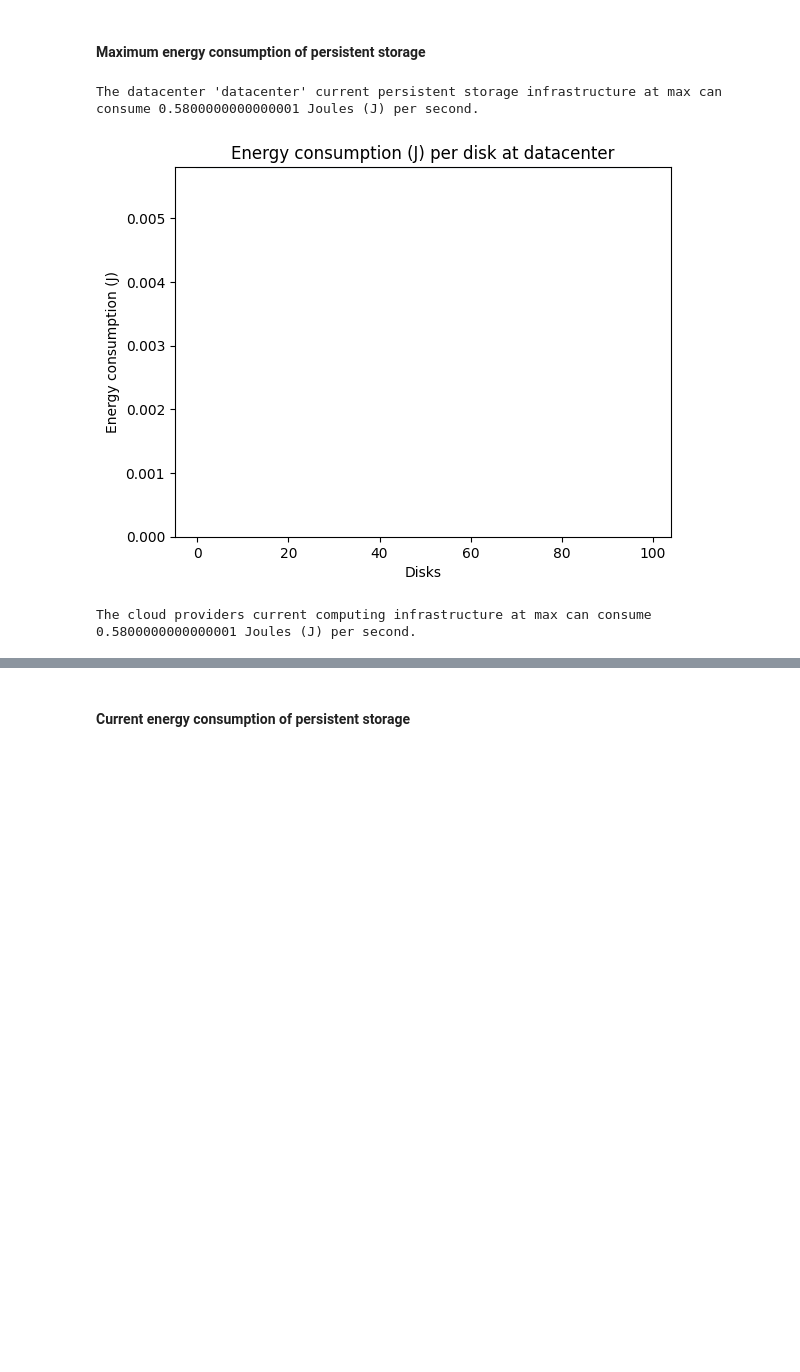
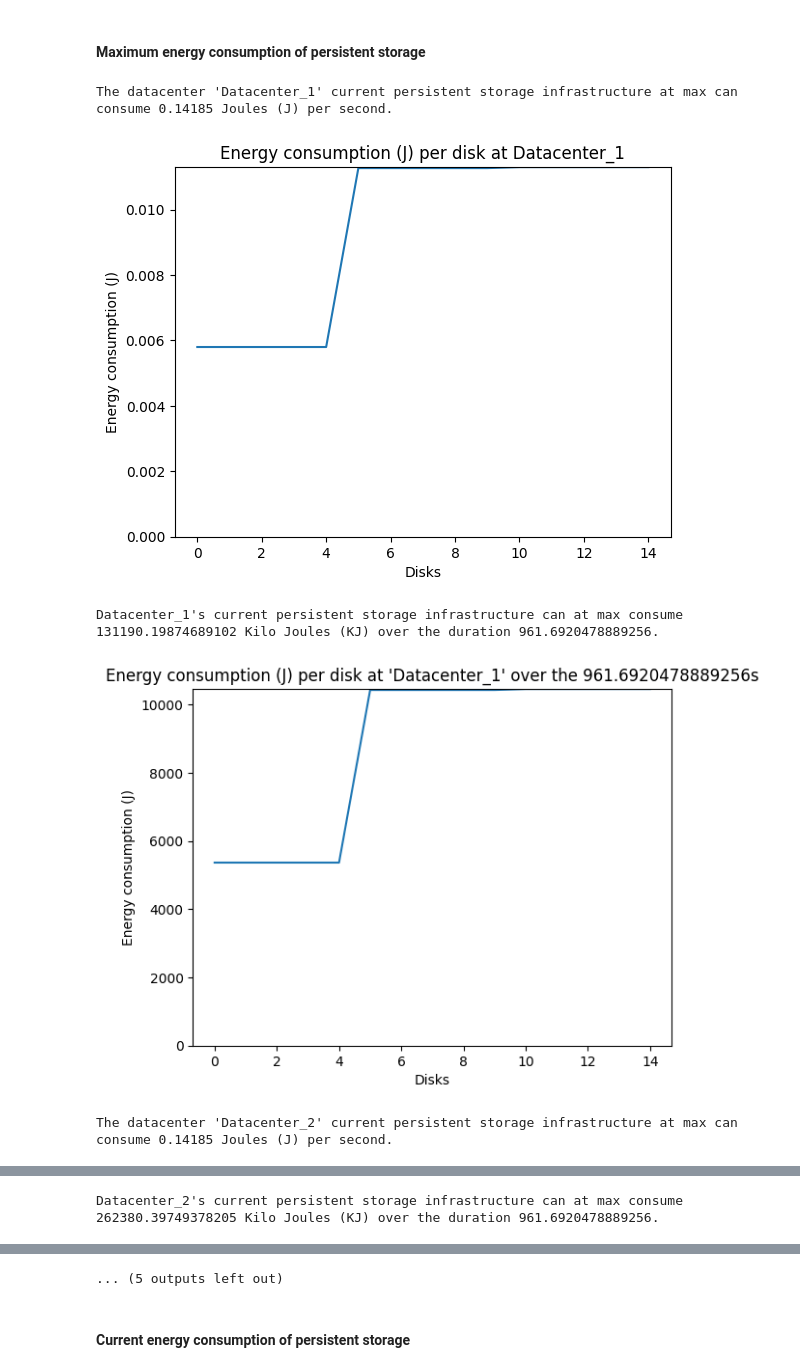
Before and after one commit to KhalidAFarah/cloud-energy-efficiency, a Jupyter notebook: evaluation/storage_utilization.ipynb, the cells around one changed output, grey strips where cells are left out. Cells and saved outputs as stored; diff of their text form; code cells hidden in the pictures; blank space fills up the shorter version.

```diff
--- a/evaluation/storage_utilization.ipynb
+++ b/evaluation/storage_utilization.ipynb
@@ -4,7 +4,7 @@ import numpy as np
 import matplotlib.pyplot as plt
 import seaborn as sns
 
-dataset = pd.read_csv("../data/logfile-storage-v3.csv", delimiter=";")
+dataset = pd.read_csv("../data/logfile-storage-v4.csv", delimiter=";")
 dataset.head()
 # %% [output]
 |  | datacenter_id | datacenter_name | datacenter_storage_energy | storage_id | system | storage_capacity | ... |
@@ -19,49 +19,68 @@ dataset.head()
 #### Maximum energy consumption of persistent storage
 # %%
 labels = np.unique(dataset['datacenter_name'])
-max_power = 0
+duration = dataset['duration'][0]
+
+# max_power = 0
 max_power_per_disk = np.array([])
 
-max_power_consumed = 0
+# max_power_consumed = 0
 max_power_consumed_per_disk = np.array([])
+
+max_power_per_datacenter = np.array([])
+max_power_consumed_per_datacenter = np.array([])
 
 duration_per_disk = np.array([])
 
 for i in range(len(labels)):
-    max_power_per_datacenter = 0
+    # max_power_per_datacenter = 0
     max_power_per_disk_per_datacenter = np.array([])
 
-    max_power_consumed_per_datacenter = 0
+    # max_power_consumed_per_datacenter = 0
     max_power_consumed_per_disk_per_datacenter = np.array([])
 
     duration_per_disk_per_datacenter = np.array([])
     for _, sample in dataset[dataset['datacenter_name'] == labels[i]].iterrows():
 
         # idle_duration = 0
         # for idle_interval in sample['idle_intervals'].split(":"):
         #     if idle_interval != '':
         #         idle_duration += float(idle_interval)
 
         active_power = float(sample['active_power'])
         consumed_active_power = float(sample['active_duration']) * float(sample['active_power'])
         max_consumed_active_power = float(sample['active_power']) * float(sample['duration'])
         consumed_idle_power = (float(sample['duration']) - float(sample['active_duration'])) * float(sample['idle_power'])
-        max_power_per_datacenter += active_power
+        # max_power_per_datacenter += active_power
         max_power_per_disk = np.append(max_power_per_disk, active_power)
         max_power_per_disk_per_datacenter = np.append(max_power_per_disk_per_datacenter, active_power)
+        max_power_consumed_per_disk = np.append(max_power_consumed_per_disk, float(sample['active_power'])*duration)
+        max_power_consumed_per_disk_per_datacenter = np.append(max_power_consumed_per_disk_per_datacenter, float(sample['active_power'])*duration)
         duration_per_disk_per_datacenter = np.append(duration_per_disk_per_datacenter, sample['duration'])
+    max_power_per_datacenter = np.append(max_power_per_datacenter, np.sum(max_power_per_disk_per_datacenter))
+    max_power_consumed_per_datacenter = np.append(max_power_consumed_per_datacenter, np.sum(max_power_per_disk_per_datacenter) * duration)
+    # max_power += np.sum(max_power_per_disk_per_datacenter)
 
-    print(f"The datacenter '{labels[i]}' current persistent storage infrastructure at max can consume {(max_power_per_datacenter * 1)/1000} Joules (J) per second.")
-    max_power += max_power_per_datacenter
+    print(f"The datacenter '{labels[i]}' current persistent storage infrastructure at max can consume {(np.sum(max_power_per_disk_per_datacenter) * 1)/1000} Joules (J) per second.")
     plt.plot(np.arange(0, len(max_power_per_disk_per_datacenter)), ((max_power_per_disk_per_datacenter*1)/1000))
     plt.ylim((0, ((max(max_power_per_disk_per_datacenter)*1)/1000)))
     plt.xlabel("Disks")
     plt.ylabel("Energy consumption (J)")
     plt.title(f"Energy consumption (J) per disk at {labels[i]}")
     plt.show()
 
-print(f"The cloud providers current computing infrastructure at max can consume {(max_power * 1)/1000} Joules (J) per second.")
+    print(f"{labels[i]}'s current persistent storage infrastructure can at max consume {(np.sum(max_power_consumed_per_datacenter) * duration)/1000} Kilo Joules (KJ) over the duration {duration}.")
+    plt.plot(np.arange(0, len(max_power_consumed_per_disk_per_datacenter)), ((max_power_consumed_per_disk_per_datacenter * duration)/1000))
+    plt.ylim((0, ((max(max_power_consumed_per_disk_per_datacenter) * duration)/1000)))
+    plt.xlabel("Disks")
+    plt.ylabel("Energy consumption (J)")
+    plt.title(f"Energy consumption (J) per disk at '{labels[i]}' over the {duration}s")
+    plt.show()
+
+print(f"The cloud providers current computing infrastructure at max can consume {(np.sum(max_power_per_disk) * 1)/1000} Joules (J) per second and over a duration of {duration} consume {(np.sum(max_power_consumed_per_disk) * duration)/1000}")
 # %% [output]
-The datacenter 'datacenter' current persistent storage infrastructure at max can consume 0.5800000000000001 Joules (J) per second.
+The datacenter 'Datacenter_1' current persistent storage infrastructure at max can consume 0.14185 Joules (J) per second.
-[figure, old version]
+[figure, new version]
-The cloud providers current computing infrastructure at max can consume 0.5800000000000001 Joules (J) per second.
+Datacenter_1's current persistent storage infrastructure can at max consume 131190.19874689102 Kilo Joules (KJ) over the duration 961.6920478889256.
+[figure, added]
+The datacenter 'Datacenter_2' current persistent storage infrastructure at max can consume 0.14185 Joules (J) per second.
@@ -67,0 +88 @@ The cloud providers current computing infrastructure at max can consume 0.580000
+Datacenter_2's current persistent storage infrastructure can at max consume 262380.39749378205 Kilo Joules (KJ) over the duration 961.6920478889256.
@@ -68,3 +94,4 @@ The cloud providers current computing infrastructure at max can consume 0.580000
+... (5 outputs left out)
 # %% [markdown]
 #### Current energy consumption of persistent storage
 # %%
```
Also changed, not shown: parts of 8 cells of this notebook.
